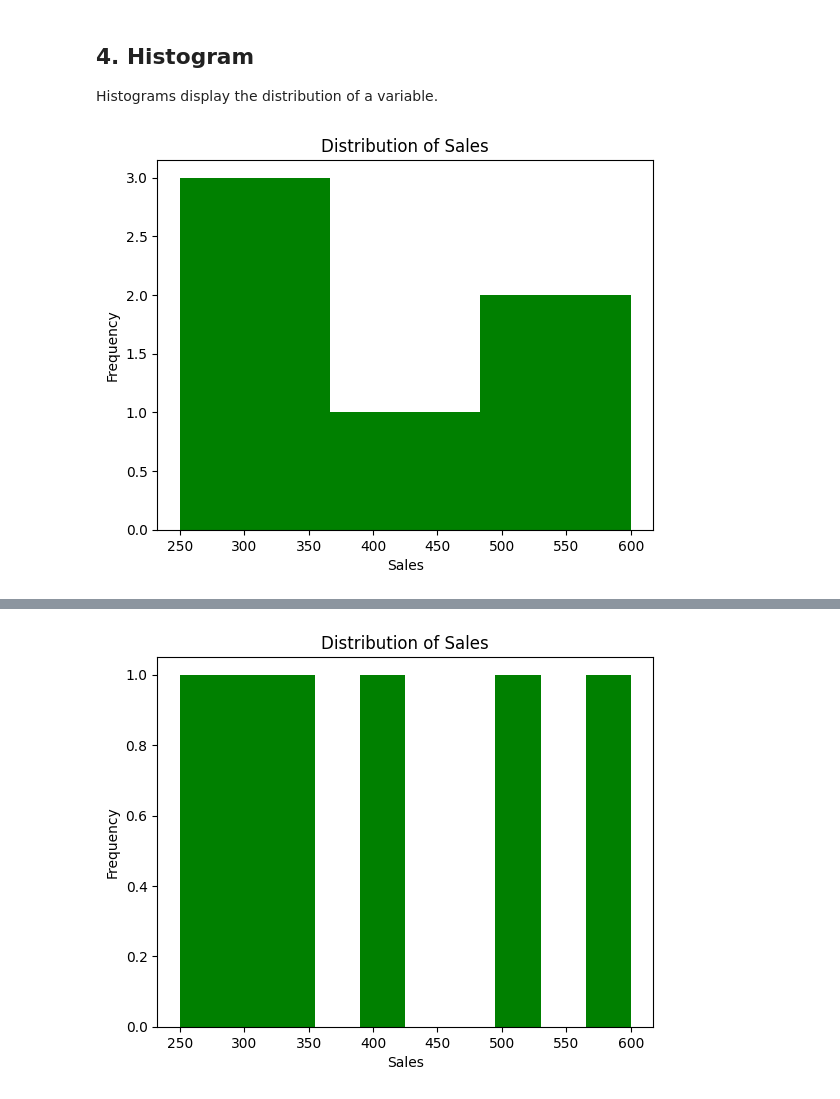
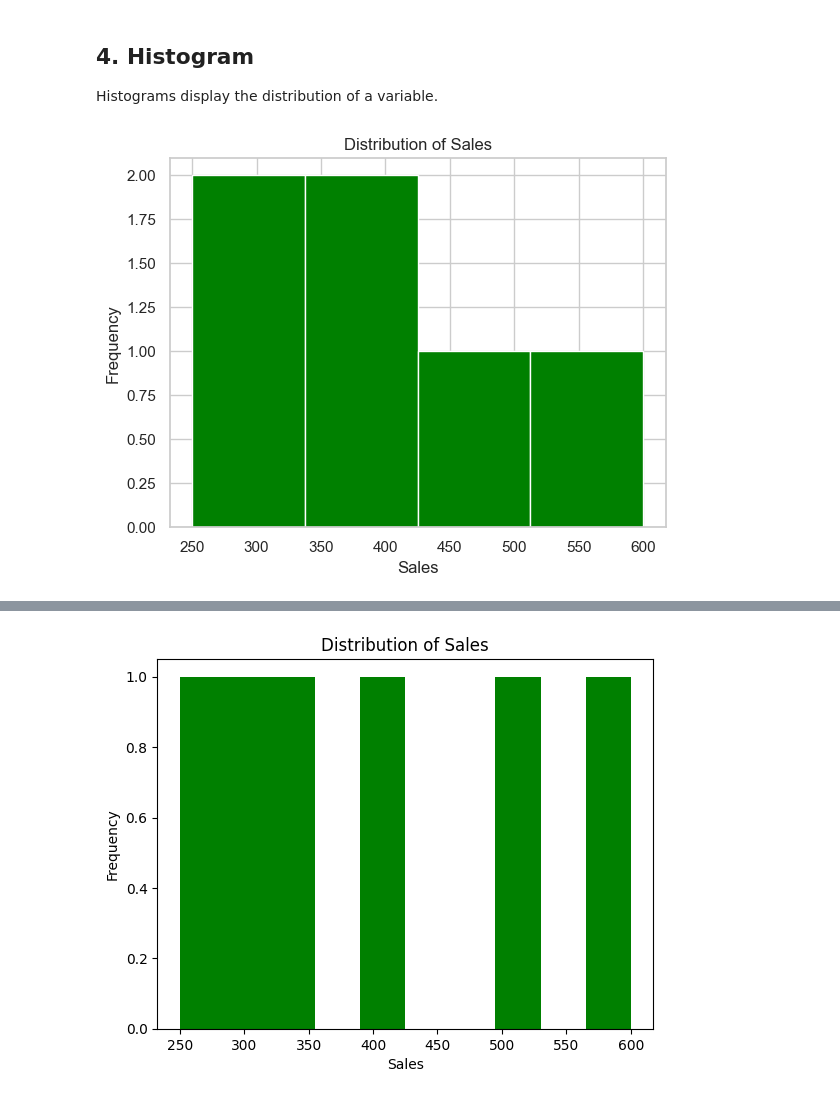
Before and after one commit to dani-aranha/BZIA_VM, a Jupyter notebook: Python/pandas_visualization_tutorial.ipynb, the cells around one changed output, grey strips where cells are left out. Cells and saved outputs as stored; diff of their text form; code cells hidden in the pictures.

```diff
--- a/Python/pandas_visualization_tutorial.ipynb
+++ b/Python/pandas_visualization_tutorial.ipynb
@@ -69,0 +184,18 @@ plt.show()
+# %%
+
+import seaborn as sns
+import matplotlib.pyplot as plt
+
+# Optional: set style
+sns.set(style='whitegrid')
+
+plt.figure(figsize=(5, 4))
+sns.scatterplot(data=df, x='Expenses', y='Profit', color='#1f77b4', s=80)  # s controls marker size
+
+# Matplotlib for title and labels
+plt.title('Expenses vs Profit')
+plt.xlabel('Expenses')
+plt.ylabel('Profit')
+
+plt.tight_layout()
+plt.show()
@@ -73,8 +207,8 @@ plt.show()
 Histograms display the distribution of a variable.
 # %%
 # Plot histogram of Sales
-df['Sales'].plot(kind='hist', bins=3, color='green', title='Distribution of Sales')
+df['Sales'].plot(kind='hist', bins=4, color='green', title='Distribution of Sales')
 plt.xlabel('Sales')
 plt.show()
 # %% [output]
-[figure, old version]
+[figure, new version]
```
Also changed, not shown: parts of 11 cells of this notebook, 3 other files.
